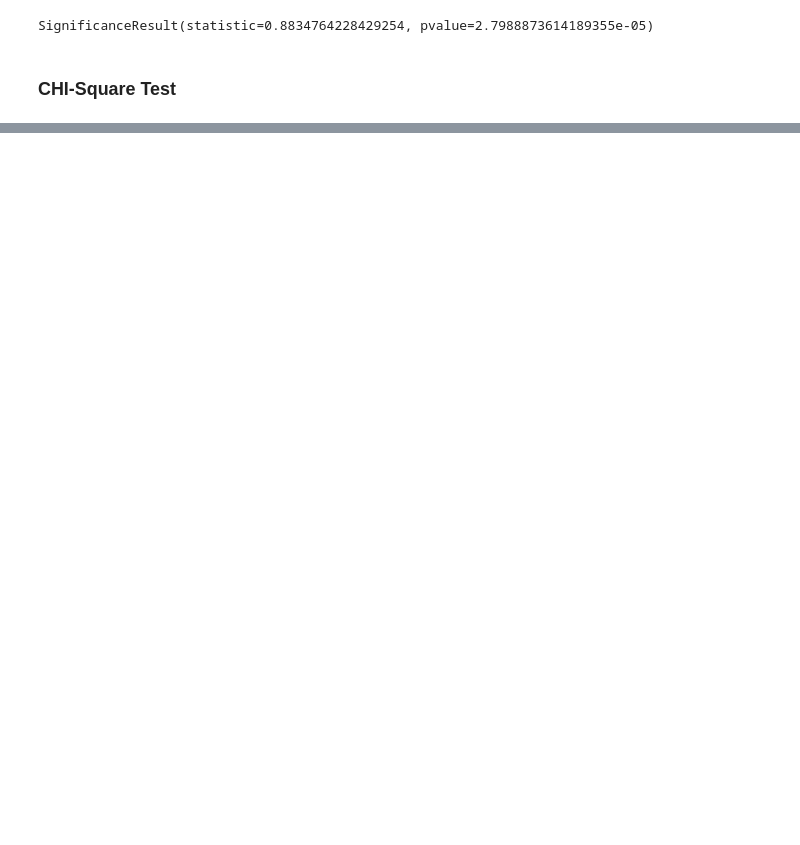
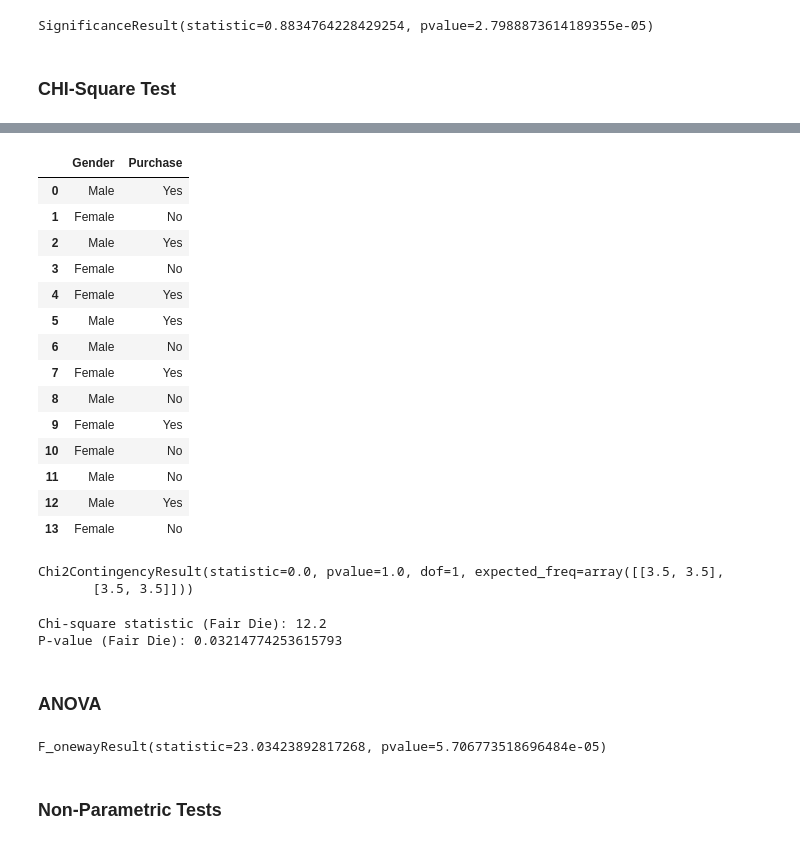
Before and after one commit to rivindu-ashinsa/DS101-Preparation, a Jupyter notebook: Practice.ipynb, the cells around one changed output, grey strips where cells are left out. Drawn from its saved outputs; the diff is of its cells as text; code cells hidden in the pictures; blank space fills up the shorter version.

Commit message:
Finalized Tests

```diff
--- a/Practice.ipynb
+++ b/Practice.ipynb
@@ -683,0 +820,43 @@ SignificanceResult(statistic=0.8834764228429254, pvalue=2.7988873614189355e-05)
+# %%
+df[['Gender','Purchase']]
+# %% [output]
+|  | Gender | Purchase |
+| 0 | Male | Yes |
+| 1 | Female | No |
+| 2 | Male | Yes |
+| 3 | Female | No |
+| 4 | Female | Yes |
+| 5 | Male | Yes |
+| 6 | Male | No |
+| 7 | Female | Yes |
+| 8 | Male | No |
+| 9 | Female | Yes |
+| 10 | Female | No |
+| 11 | Male | No |
+| 12 | Male | Yes |
+| 13 | Female | No |
+# %%
+chi_array = np.array([ [4,3],[3,4]])
+stats.chi2_contingency(chi_array) # Used to check if it is related
+# %% [output]
+Chi2ContingencyResult(statistic=0.0, pvalue=1.0, dof=1, expected_freq=array([[3.5, 3.5],
+       [3.5, 3.5]]))
+# %%
+
+observed_rolls = np.array([1, 16, 10, 11, 12, 10]) # Tests if observed frequencies match expected distribution.
+expected_rolls = np.array([10, 10, 10, 10, 10, 10]) # Expected for a fair die
+
+chi2_stat, p_value = stats.chisquare(f_obs=observed_rolls, f_exp=expected_rolls)
+print(f"Chi-square statistic (Fair Die): {chi2_stat}")
+print(f"P-value (Fair Die): {p_value}\n")
+# %% [output]
+Chi-square statistic (Fair Die): 12.2
+P-value (Fair Die): 0.03214774253615793
+# %% [markdown]
+### ANOVA
+# %%
+stats.f_oneway(df['TestScore_Before'],df['TestScore_After']) # Tests if ANY of the group means differ.
+# %% [output]
+F_onewayResult(statistic=23.03423892817268, pvalue=5.706773518696484e-05)
+# %% [markdown]
+### Non-Parametric Tests
```
Also changed, not shown: parts of 15 cells of this notebook.
